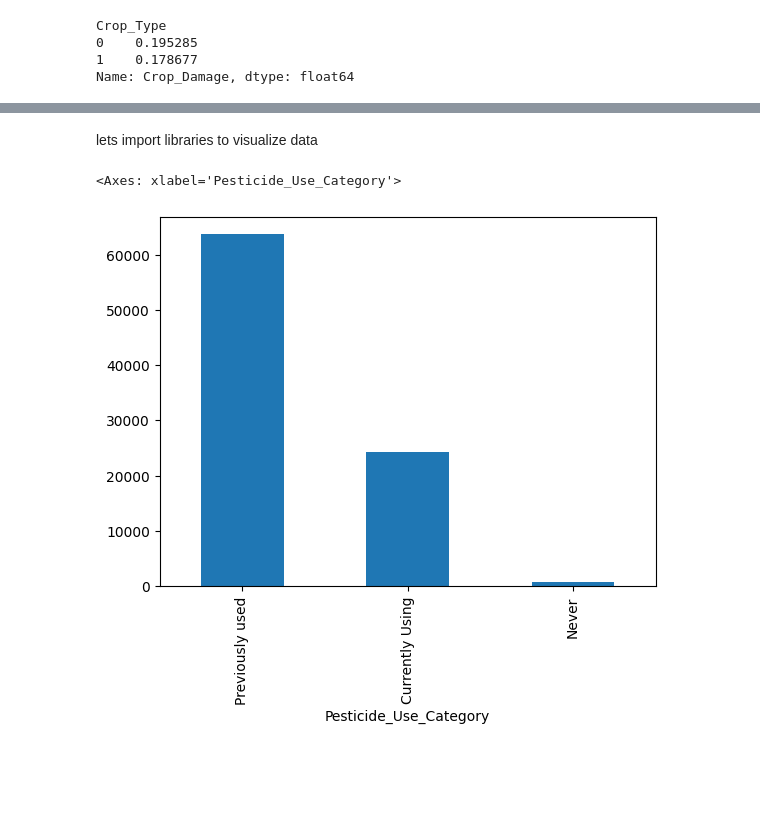
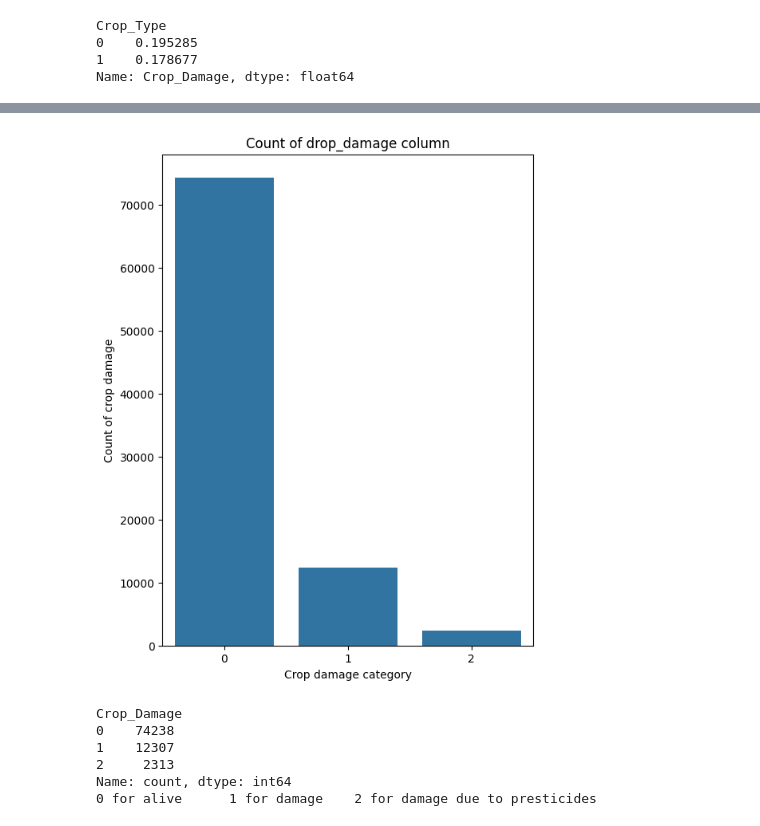
Before and after one commit to Jagannath29/pythonForMachineLearningAndDataScience, a Jupyter notebook: week_08/day_4/cropPrediction.ipynb, the cells around one changed output, grey strips where cells are left out. Drawn from its saved outputs; the diff is of its cells as text; code cells hidden in the pictures; blank space fills up the shorter version.

Commit message:
crop-health-prediction complete

```diff
--- a/week_08/day_4/cropPrediction.ipynb
+++ b/week_08/day_4/cropPrediction.ipynb
@@ -269,7 +279,20 @@ plt.show()
-# %% [markdown]
-lets import libraries to visualize data
-# %%
-train_df['Pesticide_Use_Category'].value_counts().plot(kind='bar')
-# %% [output]
-<Axes: xlabel='Pesticide_Use_Category'>
-[figure, removed]
+# %%
+# Lets see crop_damage column
+plt.figure(figsize=(6,8))
+sns.countplot(x = 'Crop_Damage', data=train_df)
+plt.title('Count of drop_damage column')
+plt.xlabel('Crop damage category')
+plt.ylabel('Count of crop damage')
+plt.show()
+
+print(train_df['Crop_Damage'].value_counts())
+
+print('0 for alive \t 1 for damage \t 2 for damage due to presticides')
+# %% [output]
+[figure, added]
+Crop_Damage
+0    74238
+1    12307
+2     2313
+Name: count, dtype: int64
+0 for alive      1 for damage    2 for damage due to presticides
```
Also changed, not shown: parts of 61 cells of this notebook.
